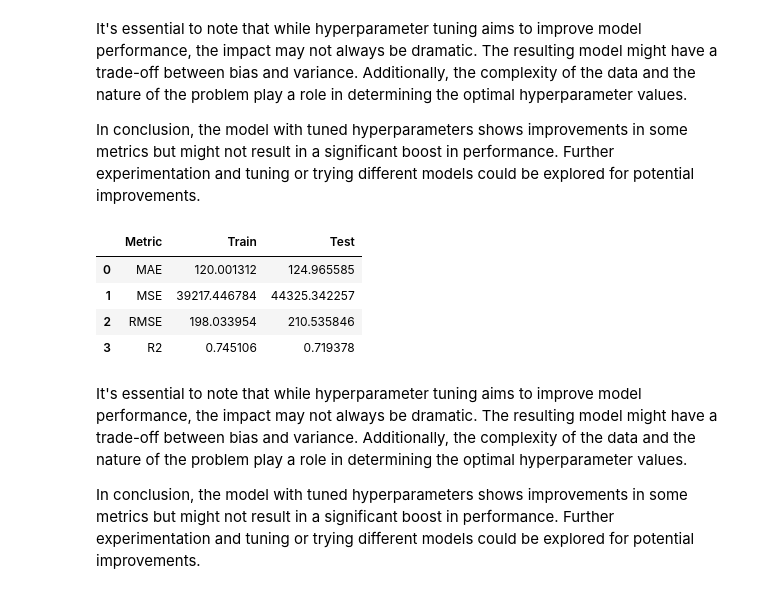
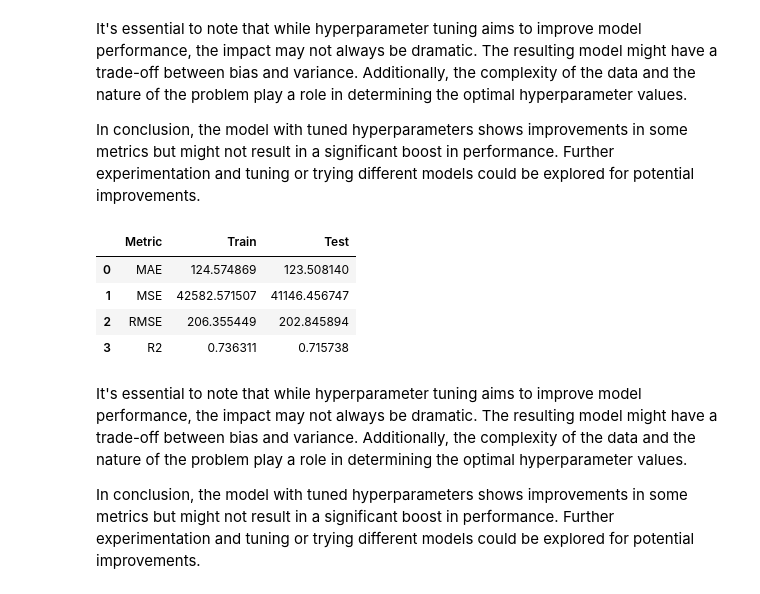
Before and after one commit to alinajohanna/ecommerce_project, a Jupyter notebook: notebooks/clv_prediction.ipynb, the cells around one changed output. Cells and saved outputs as stored; diff of their text form; code cells hidden in the pictures.

```diff
--- a/notebooks/clv_prediction.ipynb
+++ b/notebooks/clv_prediction.ipynb
@@ -246,7 +251,7 @@ R2 is the same for the train and test sets. Therefore, we do not have any overfi
 # %%
 from sklearn.ensemble import RandomForestRegressor
 
-rf_reg = RandomForestRegressor(n_estimators=100, random_state=42)
+rf_reg = RandomForestRegressor(random_state=42)
 model = rf_reg.fit(X_train, y_train) # performance is not better with transformed & scaled data
 
 path = "../models/"
@@ -349,10 +366,14 @@ array([0.70247638, 0.73991255, 0.68541669, 0.71420218, 0.70080877,
-# %%
-# Fit the Random Forest Regressor with the best hyperparameters to the training data
-rf_best_model.fit(X_train, y_train)
-
-# Make predictions on the test set
-y_test_pred = rf_best_model.predict(X_test)
 # %%
+# function error metrics fits best model, predicts X_test and gives the scores:
+# Make predictions on the training and test sets
+y_train_pred = rf_best_model.predict(X_train)
+y_test_pred = rf_best_model.predict(X_test)
+
+path = "../models/"
+filename = "random_forest_tuned_model.pkl"
+with open(path + filename, "wb") as file:
+    pickle.dump(rf_best_model, file)
+
 error_metrics(rf_best_model, X_train, X_test)
 # %% [output]
 |  | Metric | Train | Test |
@@ -367,39 +405,29 @@ In conclusion, the model with tuned hyperparameters shows improvements in some m
 # %%
 from sklearn.ensemble import GradientBoostingRegressor
 
-# Assuming 'X_train', 'y_train', 'X_test', 'y_test' are your training and testing data
-
 # Initialize GradientBoostingRegressor
-gb_model = GradientBoostingRegressor(learning_rate=0.1,
-                                     n_estimators=100,
-                                     max_depth=3,
-                                     subsample=0.8,
-                                     min_samples_split=2,
-                                     min_samples_leaf=1,
-                                     max_features='sqrt',
-                                     loss='squared_error',
-                                     random_state=42)
+gb_model = GradientBoostingRegressor(random_state=42)
 
 # Fit the model to the training data
 gb_model.fit(X_train, y_train)
 
 path = "../models/"
 filename = "gradient_boosting_model.pkl"
 with open(path + filename, "wb") as file:
     pickle.dump(gb_model, file)
 
 # Make predictions on both training and testing sets
 y_train_pred = gb_model.predict(X_train)
 y_test_pred = gb_model.predict(X_test)
 
 # Evaluate the model
 error_metrics(gb_model, X_train, X_test)
 # %% [output]
 |  | Metric | Train | Test |
-| 0 | MAE | 120.001312 | 124.965585 |
-| 1 | MSE | 39217.446784 | 44325.342257 |
-| 2 | RMSE | 198.033954 | 210.535846 |
-| 3 | R2 | 0.745106 | 0.719378 |
+| 0 | MAE | 124.574869 | 123.508140 |
+| 1 | MSE | 42582.571507 | 41146.456747 |
+| 2 | RMSE | 206.355449 | 202.845894 |
+| 3 | R2 | 0.736311 | 0.715738 |
 # %% [markdown]
 It's essential to note that while hyperparameter tuning aims to improve model performance, the impact may not always be dramatic. The resulting model might have a trade-off between bias and variance. Additionally, the complexity of the data and the nature of the problem play a role in determining the optimal hyperparameter values.
 
```
Also changed, not shown: parts of 45 cells of this notebook, 30 other files.
